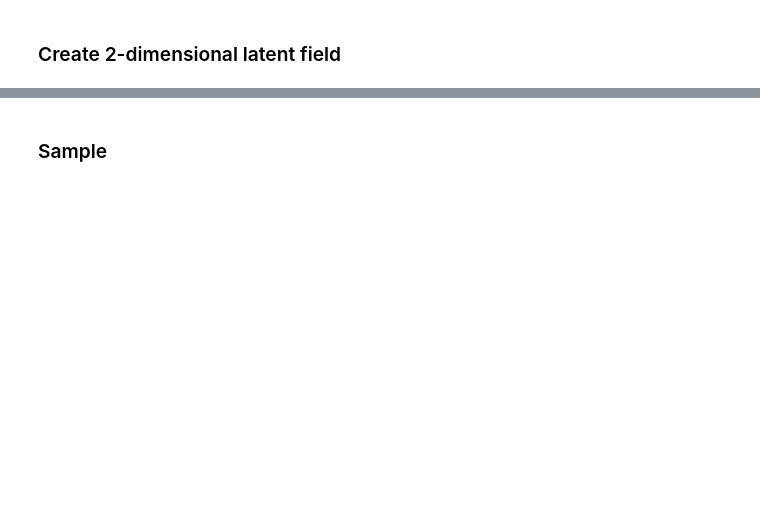
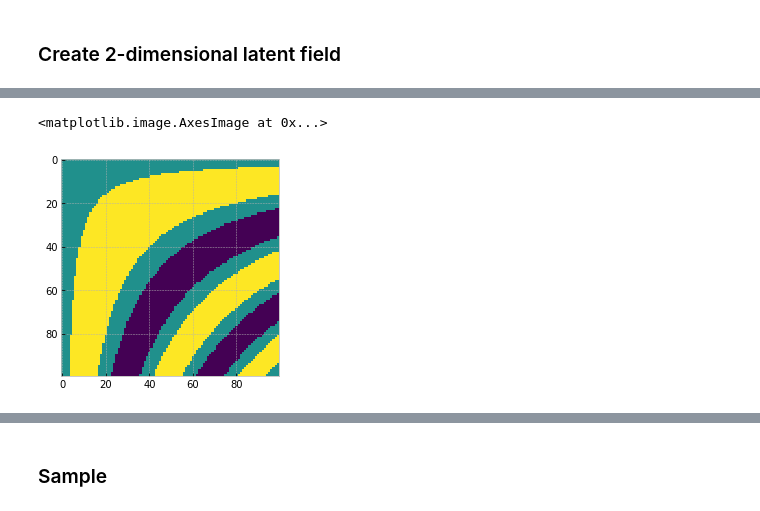
Before and after one commit to cgre-aachen/bayseg, a Jupyter notebook: notebooks/alex_prototyping_2d.ipynb, the cells around one changed output, grey strips where cells are left out. Saved outputs shown, nothing was run; the diff lists cells and outputs as text; code cells hidden in the pictures; blank space fills up the shorter version.

```diff
--- a/notebooks/alex_prototyping_2d.ipynb
+++ b/notebooks/alex_prototyping_2d.ipynb
@@ -28,0 +42,5 @@ plt.grid(False)
+# %%
+plt.imshow(latent_2d, interpolation="none")
+# %% [output]
+<matplotlib.image.AxesImage at 0x...>
+[figure, added]
```
Also changed, not shown: parts of 63 cells of this notebook, 3 other files.
